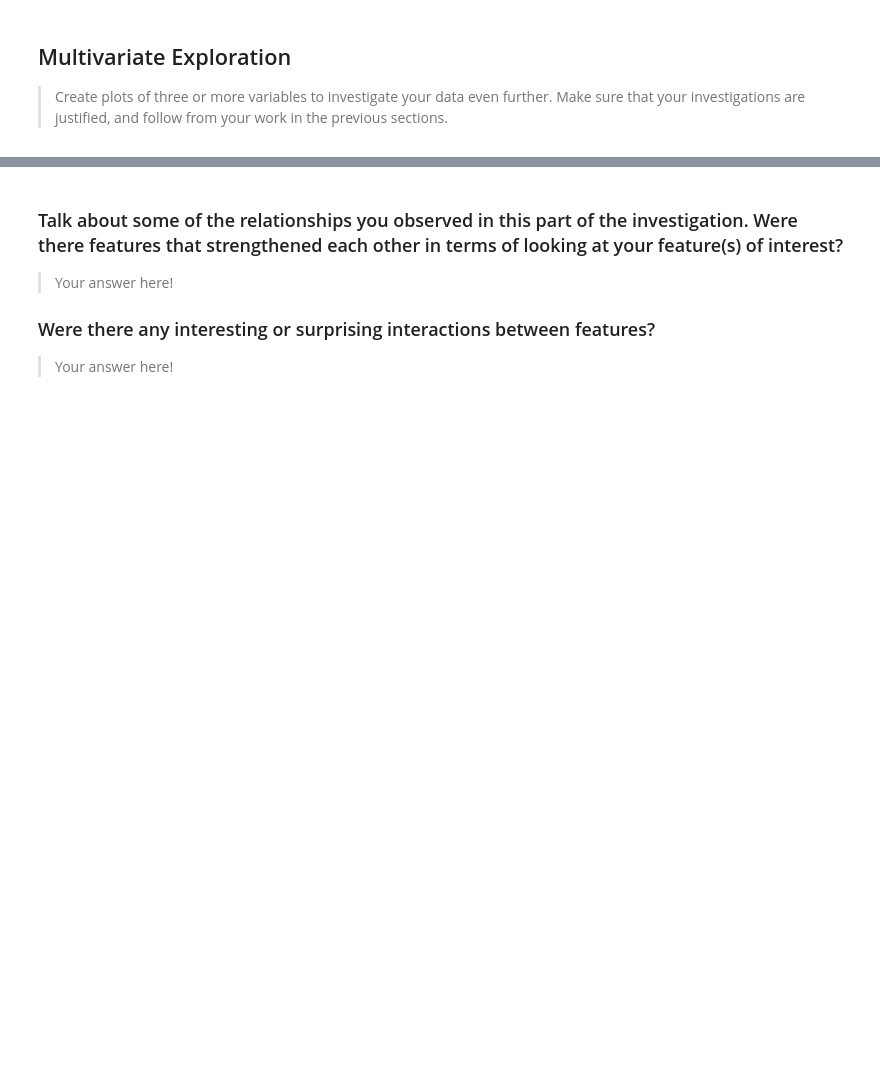
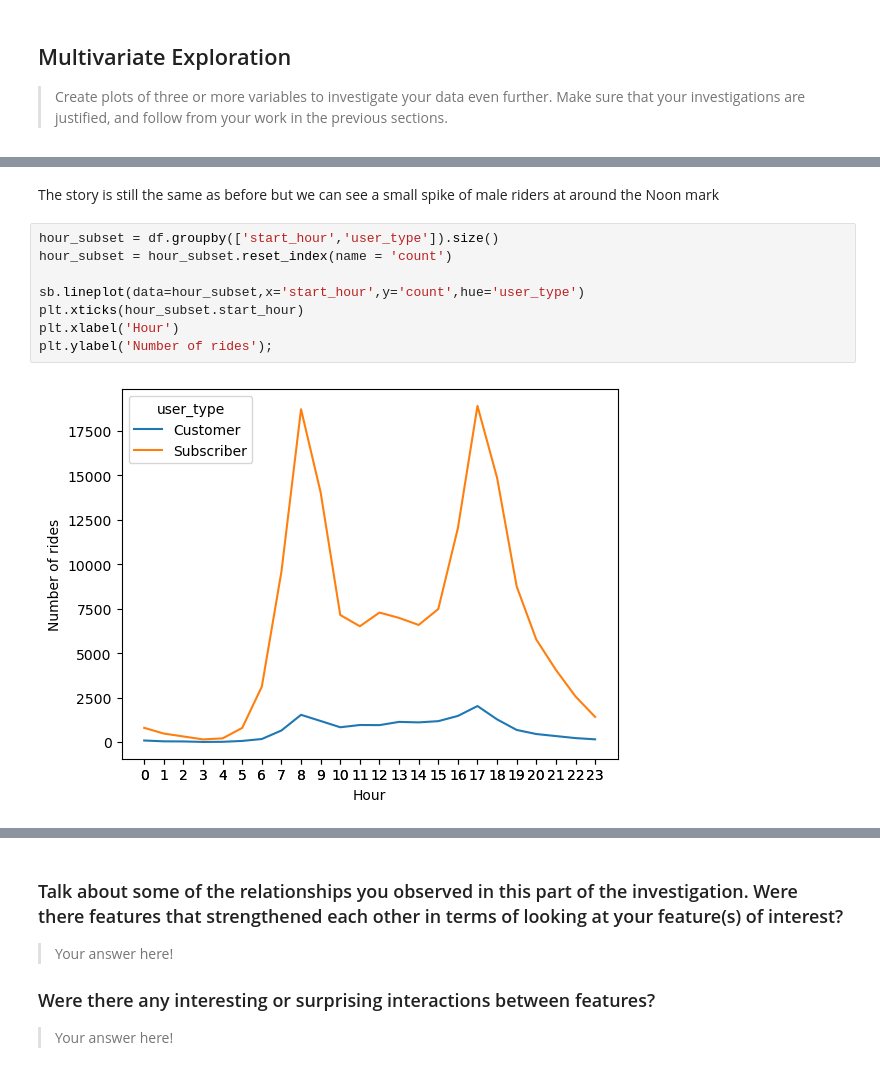
Before and after one commit to NajibAdan/UdacityxALX, a Jupyter notebook: Project_003/Part_I_exploration_template.ipynb, the cells around one changed output, grey strips where cells are left out. Saved outputs shown, nothing was run; the diff lists cells and outputs as text; blank space fills up the shorter version.

```diff
--- a/Project_003/Part_I_exploration_template.ipynb
+++ b/Project_003/Part_I_exploration_template.ipynb
@@ -420,0 +448,12 @@ your work in the previous sections.
+# %% [markdown]
+The story is still the same as before but we can see a small spike of male riders at around the Noon mark
+# %%
+hour_subset = df.groupby(['start_hour','user_type']).size()
+hour_subset = hour_subset.reset_index(name = 'count')
+
+sb.lineplot(data=hour_subset,x='start_hour',y='count',hue='user_type')
+plt.xticks(hour_subset.start_hour)
+plt.xlabel('Hour')
+plt.ylabel('Number of rides');
+# %% [output]
+[figure, added]
```
Also changed, not shown: parts of 9 cells of this notebook.
